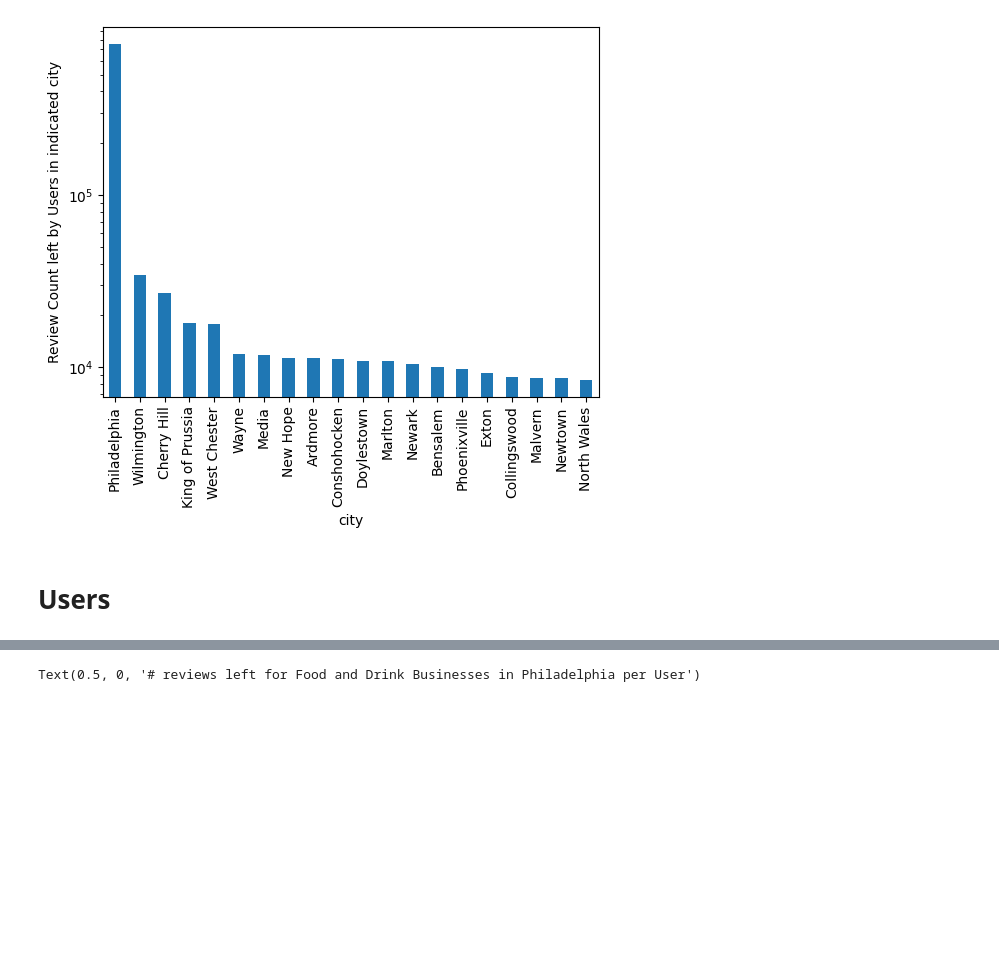
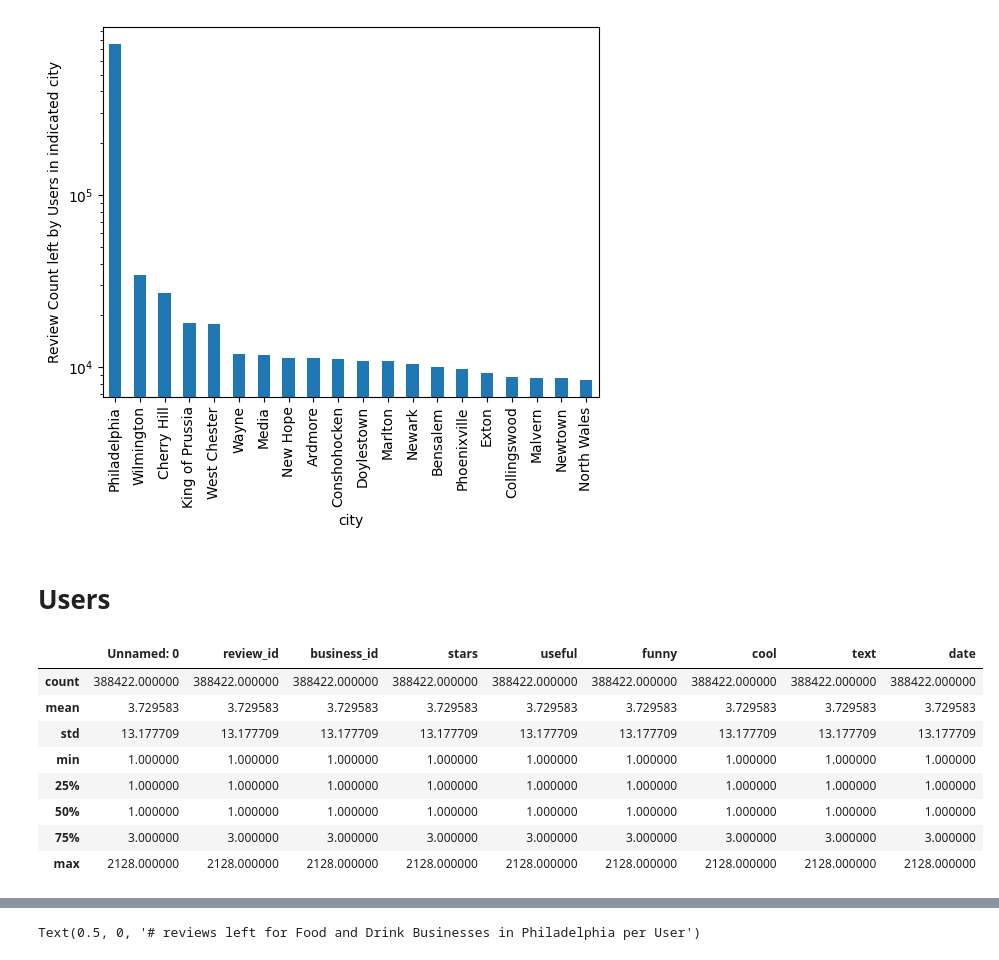
Before and after one commit to bblank70/YELP-EDA, a Jupyter notebook: YelpEDA.ipynb, the cells around one changed output, grey strips where cells are left out. Drawn from its saved outputs; the diff is of its cells as text; code cells hidden in the pictures; blank space fills up the shorter version.

```diff
--- a/YelpEDA.ipynb
+++ b/YelpEDA.ipynb
@@ -80 +94,13 @@ plt.yscale('log')
+# %%
+Reviews.groupby('user_id').count().describe()
+# %% [output]
+|  | Unnamed: 0 | review_id | business_id | stars | useful | funny | cool | text | date |
+| count | 388422.000000 | 388422.000000 | 388422.000000 | 388422.000000 | 388422.000000 | 388422.000000 | 388422.000000 | 388422.000000 | 388422.000000 |
+| mean | 3.729583 | 3.729583 | 3.729583 | 3.729583 | 3.729583 | 3.729583 | 3.729583 | 3.729583 | 3.729583 |
+| std | 13.177709 | 13.177709 | 13.177709 | 13.177709 | 13.177709 | 13.177709 | 13.177709 | 13.177709 | 13.177709 |
+| min | 1.000000 | 1.000000 | 1.000000 | 1.000000 | 1.000000 | 1.000000 | 1.000000 | 1.000000 | 1.000000 |
+| 25% | 1.000000 | 1.000000 | 1.000000 | 1.000000 | 1.000000 | 1.000000 | 1.000000 | 1.000000 | 1.000000 |
+| 50% | 1.000000 | 1.000000 | 1.000000 | 1.000000 | 1.000000 | 1.000000 | 1.000000 | 1.000000 | 1.000000 |
+| 75% | 3.000000 | 3.000000 | 3.000000 | 3.000000 | 3.000000 | 3.000000 | 3.000000 | 3.000000 | 3.000000 |
+| max | 2128.000000 | 2128.000000 | 2128.000000 | 2128.000000 | 2128.000000 | 2128.000000 | 2128.000000 | 2128.000000 | 2128.000000 |
 # %%
```
Also changed, not shown: parts of 4 cells of this notebook.
